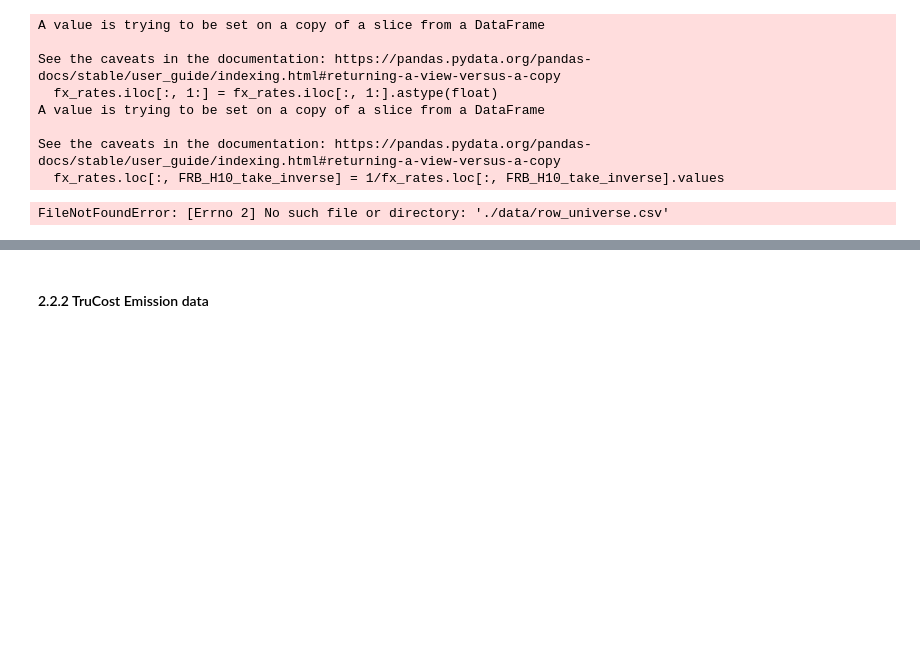
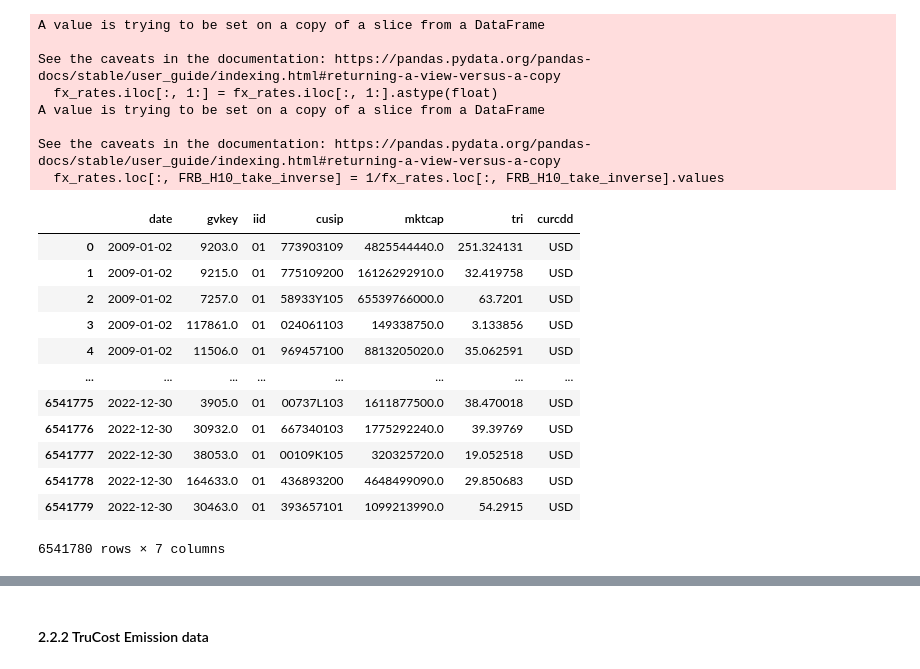
Before and after one commit to christy108/Share_Holder_Retuns, a Jupyter notebook: Re_ Original Mattero code/lc-indices-main/lc-indices-main/indices.ipynb, the cells around one changed output, grey strips where cells are left out. Cells and saved outputs as stored; diff of their text form; code cells hidden in the pictures; blank space fills up the shorter version.

```diff
--- a/Re_ Original Mattero code/lc-indices-main/lc-indices-main/indices.ipynb
+++ b/Re_ Original Mattero code/lc-indices-main/lc-indices-main/indices.ipynb
@@ -483,7 +481,7 @@ if download_wrds_data:
 
 # Load from file
 else:
-    row_universe = pd.read_csv('./data/row_universe.csv').iloc[:, 1:]
+    row_universe = pd.read_parquet('./data/row_universe_new.parquet')#.iloc[:, 1:]
 
 # Set dates to datetime format
 row_universe['date'] = pd.to_datetime(row_universe['date'])
@@ -493,5 +491,19 @@ row_universe['gvkey'] = row_universe['gvkey'].astype(float).astype(str)
 row_universe = pd.merge(row_universe, fx_rates, on=['date', 'curcdd'], how='left')
 row_universe['mktcap'] = row_universe['mktcap_lcu'] / row_universe['rate']
 row_universe['tri'] = row_universe['tri_lcu'] / row_universe['rate']
-# %% [output]
-FileNotFoundError: [Errno 2] No such file or directory: './data/row_universe.csv'
+# %%
+usa_universe
+# %% [output]
+|  | date | gvkey | iid | cusip | mktcap | tri | curcdd |
+| 0 | 2009-01-02 | 9203.0 | 01 | 773903109 | 4825544440.0 | 251.324131 | USD |
+| 1 | 2009-01-02 | 9215.0 | 01 | 775109200 | 16126292910.0 | 32.419758 | USD |
+| 2 | 2009-01-02 | 7257.0 | 01 | 58933Y105 | 65539766000.0 | 63.7201 | USD |
+| 3 | 2009-01-02 | 117861.0 | 01 | 024061103 | 149338750.0 | 3.133856 | USD |
+| 4 | 2009-01-02 | 11506.0 | 01 | 969457100 | 8813205020.0 | 35.062591 | USD |
+| ... | ... | ... | ... | ... | ... | ... | ... |
+| 6541775 | 2022-12-30 | 3905.0 | 01 | 00737L103 | 1611877500.0 | 38.470018 | USD |
+| 6541776 | 2022-12-30 | 30932.0 | 01 | 667340103 | 1775292240.0 | 39.39769 | USD |
+| 6541777 | 2022-12-30 | 38053.0 | 01 | 00109K105 | 320325720.0 | 19.052518 | USD |
+| 6541778 | 2022-12-30 | 164633.0 | 01 | 436893200 | 4648499090.0 | 29.850683 | USD |
+| 6541779 | 2022-12-30 | 30463.0 | 01 | 393657101 | 1099213990.0 | 54.2915 | USD |
+6541780 rows × 7 columns
```
Also changed, not shown: parts of 27 cells of this notebook, 8 other files.
